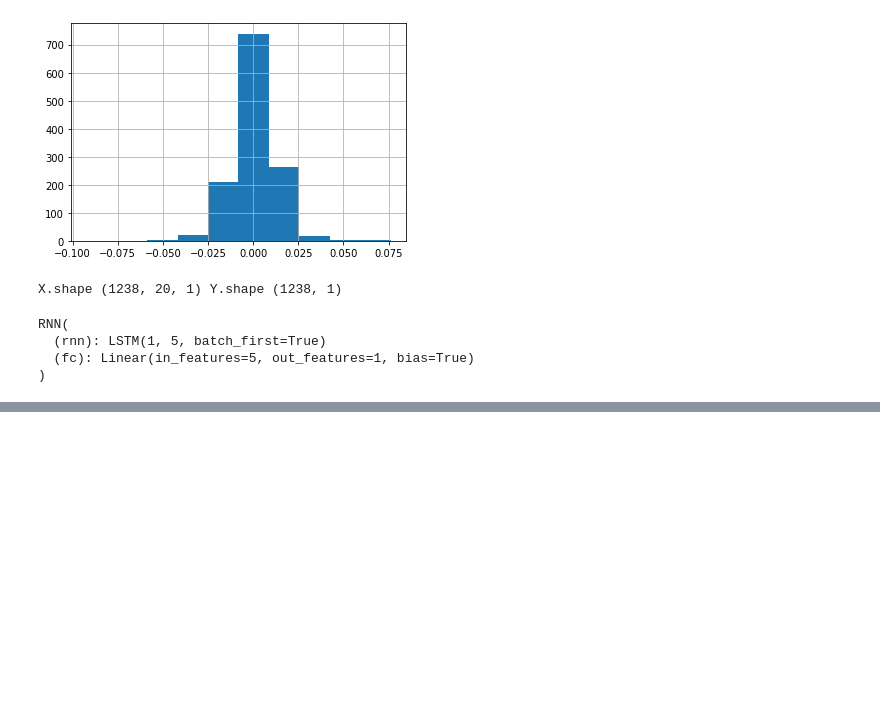
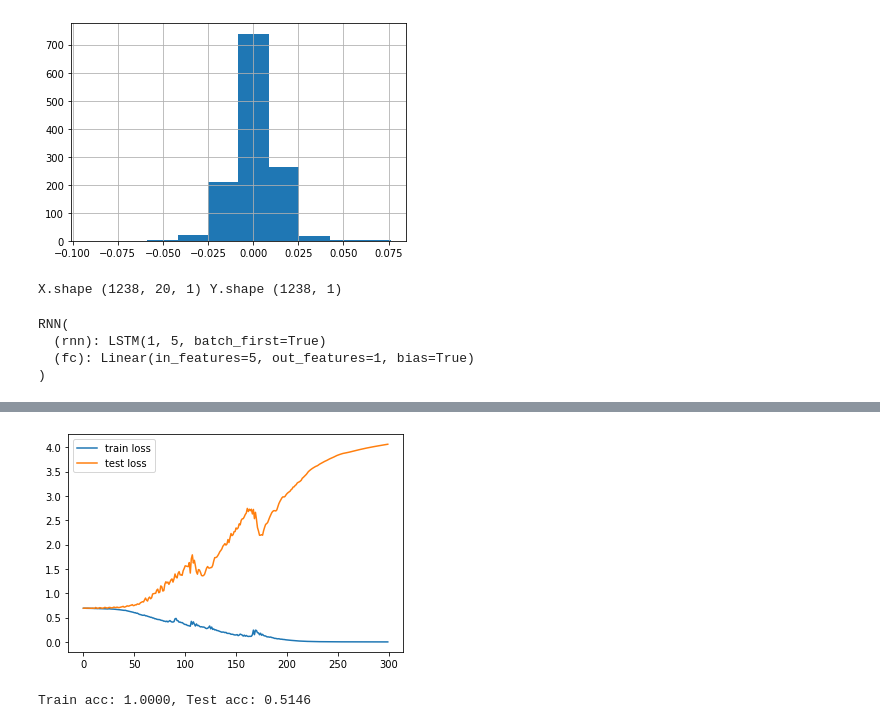
Before and after one commit to gavincapriola/Stock-Return-Predictions-using-LSTMs, a Jupyter notebook: PyTorch_Stock_Returns.ipynb, the cells around one changed output, grey strips where cells are left out. Cells and saved outputs as stored; diff of their text form; code cells hidden in the pictures; blank space fills up the shorter version.

```diff
--- a/PyTorch_Stock_Returns.ipynb
+++ b/PyTorch_Stock_Returns.ipynb
@@ -401,0 +437,20 @@ plt.show()
+# %%
+criterion = nn.BCEWithLogitsLoss()
+optimizer = torch.optim.Adam(model.parameters(), lr=0.01)
+# %%
+X_train = torch.from_numpy(X_train.astype(np.float32))
+y_train = torch.from_numpy(Y_train.astype(np.float32))
+X_test = torch.from_numpy(X_test.astype(np.float32))
+y_test = torch.from_numpy(Y_test.astype(np.float32))
+# %%
+X_train, y_train = X_train.to(device), y_train.to(device)
+X_test, y_test = X_test.to(device), y_test.to(device)
+# %%
+train_losses, test_losses = full_gd(model,
+                                    criterion,
+                                    optimizer,
+                                    X_train,
+                                    y_train,
+                                    X_test,
+                                    y_test,
+                                    epochs=300)
@@ -401,0 +475,19 @@ plt.show()
+# %%
+plt.plot(train_losses, label='train loss')
+plt.plot(test_losses, label='test loss')
+plt.legend()
+plt.show()
+# %% [output]
+[figure, added]
+# %%
+with torch.no_grad():
+    p_train = model(X_train)
+    p_train = (p_train.cpu().numpy() > 0)
+    train_acc = np.mean(y_train.cpu().numpy() == p_train)
+
+    p_test = model(X_test)
+    p_test = (p_test.cpu().numpy() > 0)
+    test_acc = np.mean(y_test.cpu().numpy() == p_test)
+print(f"Train acc: {train_acc:.4f}, Test acc: {test_acc:.4f}")
+# %% [output]
+Train acc: 1.0000, Test acc: 0.5146
```
Also changed, not shown: parts of 15 cells of this notebook.
